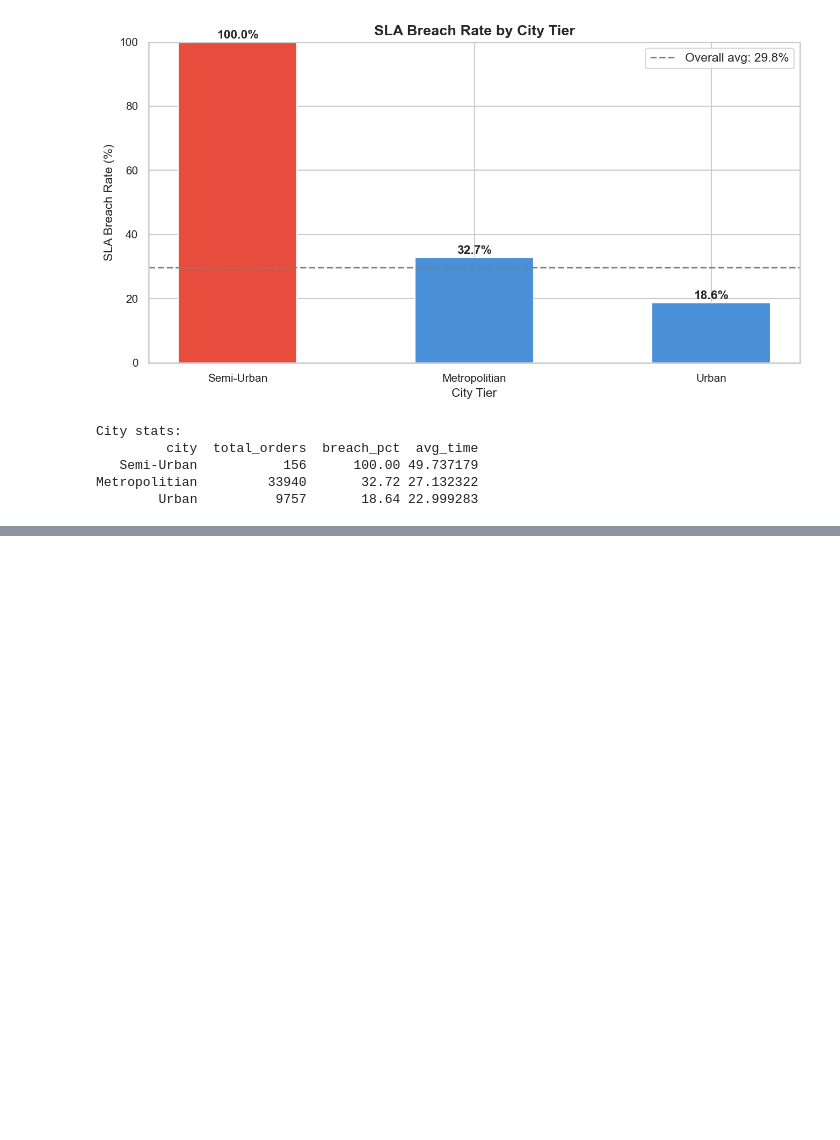
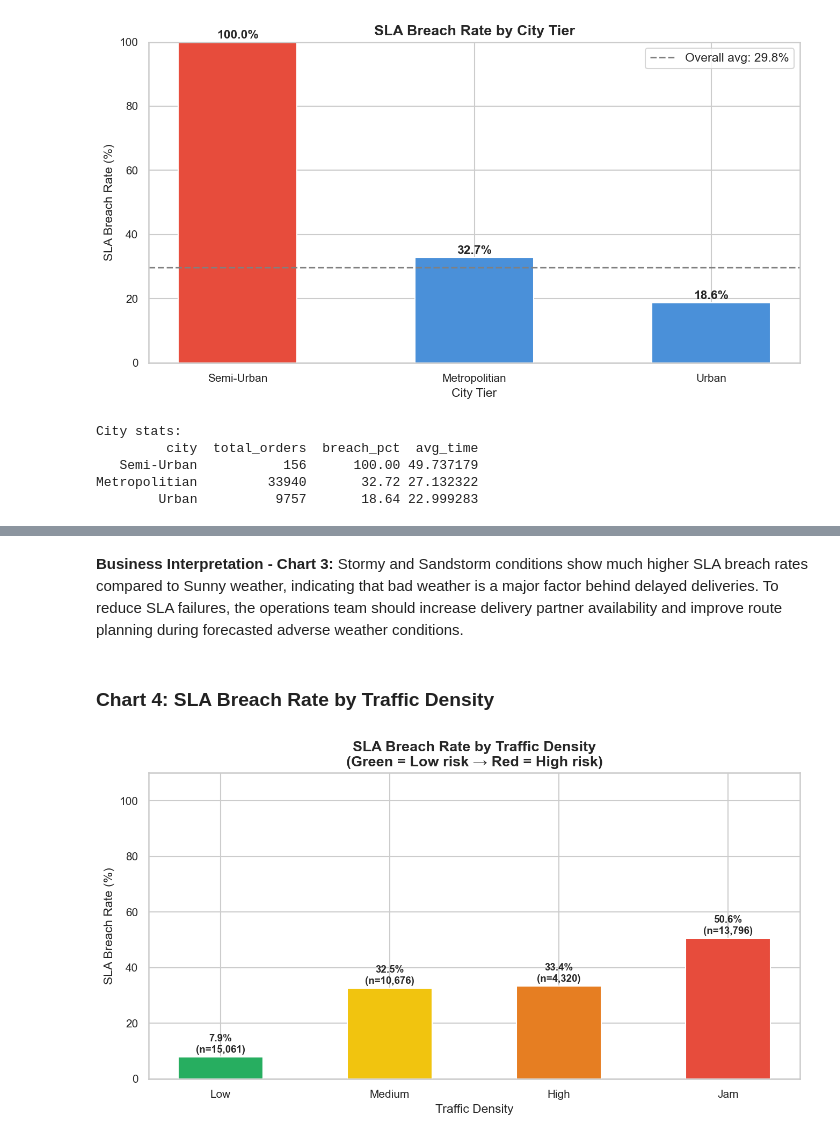
Before and after one commit to Chandansahu18/food-delivery-operations-analytics-dashboard, a Jupyter notebook: notebooks/eda.ipynb, the cells around one changed output, grey strips where cells are left out. Drawn from its saved outputs; the diff is of its cells as text; code cells hidden in the pictures; blank space fills up the shorter version.

```diff
--- a/notebooks/eda.ipynb
+++ b/notebooks/eda.ipynb
@@ -159,0 +210,45 @@ Metropolitian         33940       32.72 27.132322
+# %% [markdown]
+**Business Interpretation - Chart 3:** Stormy and Sandstorm conditions show much higher SLA breach rates compared to Sunny weather, indicating that bad weather is a major factor behind delayed deliveries. To reduce SLA failures, the operations team should increase delivery partner availability and improve route planning during forecasted adverse weather conditions.
+# %% [markdown]
+### Chart 4: SLA Breach Rate by Traffic Density
+# %%
+# define correct traffic order
+traffic_order = ['Low', 'Medium', 'High', 'Jam']
+
+traffic_stats = (
+    df[df['traffic_density'].isin(traffic_order)]
+    .groupby('traffic_density')
+    .agg(
+        total_orders = ('order_id', 'count'),
+        breach_pct   = ('sla_breached', lambda x: round(x.mean()*100, 2)),
+        avg_time     = ('time_taken_min', 'mean')
+    )
+    .reindex(traffic_order)
+    .reset_index()
+)
+
+fig, ax = plt.subplots(figsize=(9, 5))
+
+bar_colors = ['#27AE60', '#F1C40F', '#E67E22', '#E74C3C']
+bars = ax.bar(traffic_stats['traffic_density'],
+              traffic_stats['breach_pct'],
+              color=bar_colors, edgecolor='white', width=0.5)
+
+for bar, val, n in zip(bars, traffic_stats['breach_pct'],
+                        traffic_stats['total_orders']):
+    ax.text(bar.get_x() + bar.get_width()/2,
+            bar.get_height() + 0.8,
+            f'{val:.1f}%\n(n={n:,})',
+            ha='center', va='bottom', fontsize=9, fontweight='bold')
+
+ax.set_title('SLA Breach Rate by Traffic Density\n'
+             '(Green = Low risk → Red = High risk)')
+ax.set_xlabel('Traffic Density')
+ax.set_ylabel('SLA Breach Rate (%)')
+ax.set_ylim(0, 110)
+
+plt.tight_layout()
+plt.savefig(OUTPUT_DIR + 'chart04_traffic_impact.png', bbox_inches='tight')
+plt.show()
+# %% [output]
+[figure, added]
```
Also changed, not shown: parts of 4 cells of this notebook, 2 other files.
